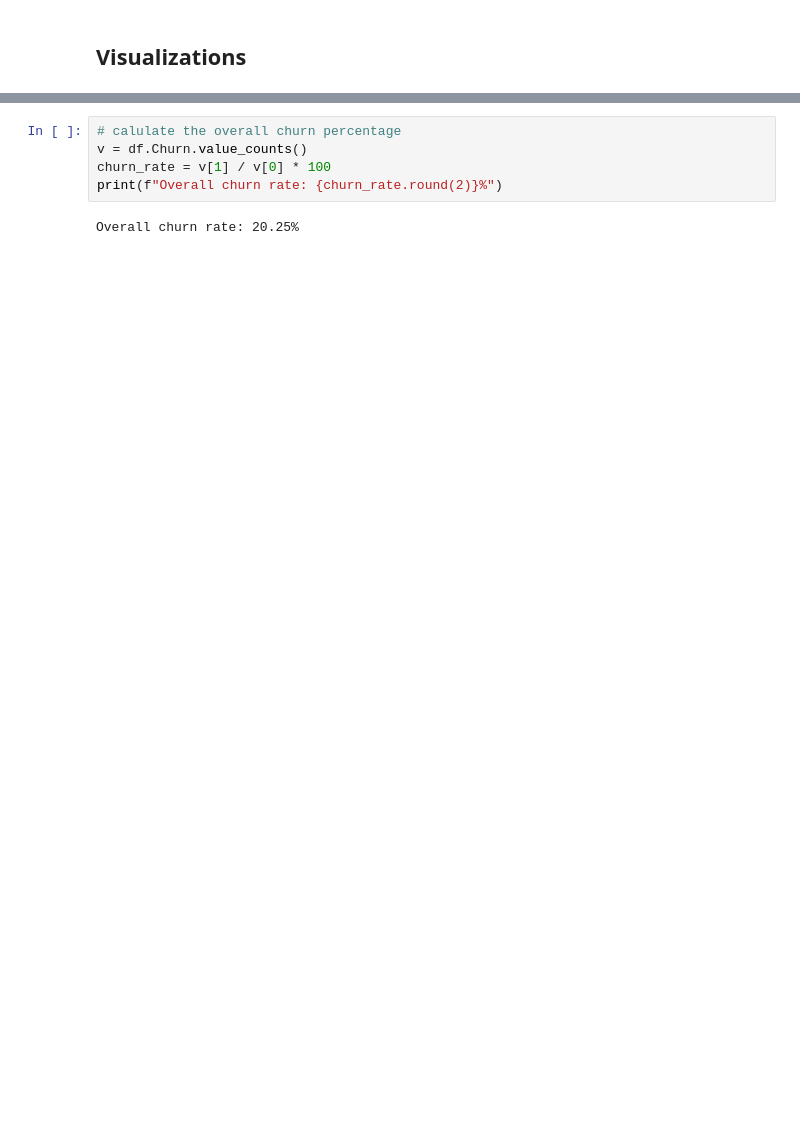
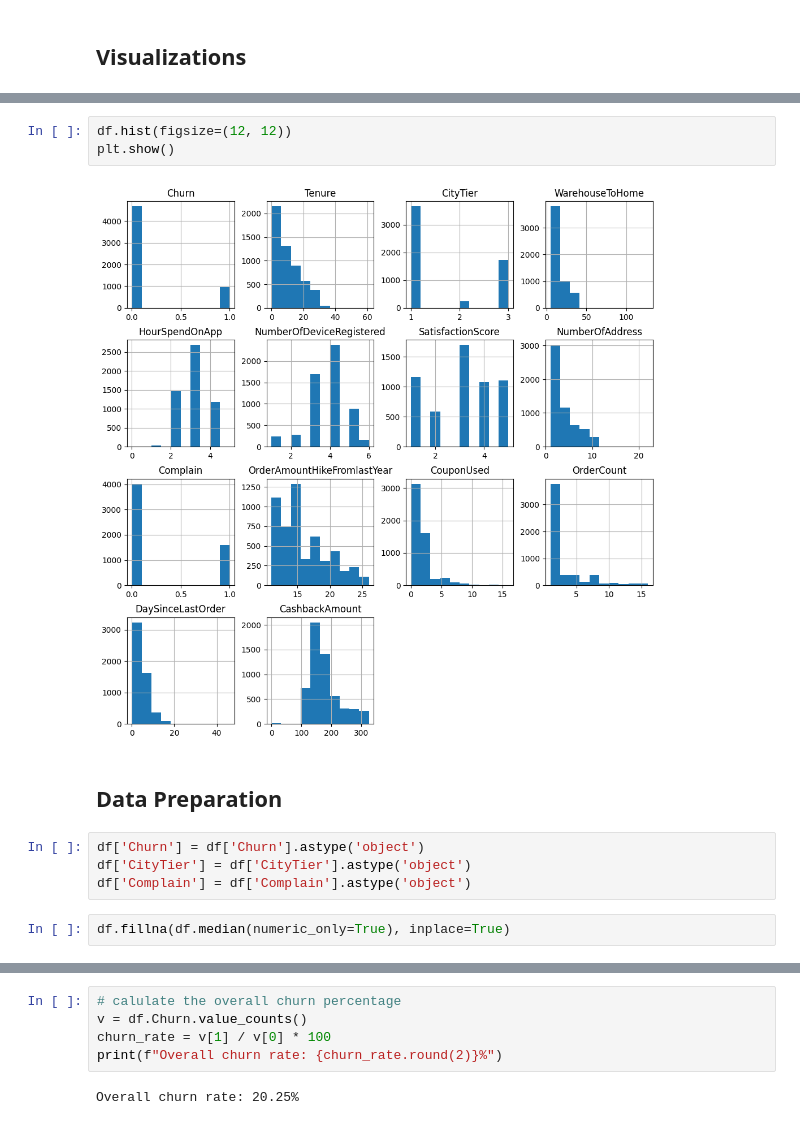
Before and after one commit to straylight77/data-sci-learning, a Jupyter notebook: dat203/final.ipynb, the cells around one changed output, grey strips where cells are left out. Drawn from its saved outputs; the diff is of its cells as text; blank space fills up the shorter version.

```diff
--- a/dat203/final.ipynb
+++ b/dat203/final.ipynb
@@ -182,0 +180,13 @@ plt.show()
+# %%
+df.hist(figsize=(12, 12))
+plt.show()
+# %% [output]
+[figure, added]
+# %% [markdown]
+## Data Preparation
+# %%
+df['Churn'] = df['Churn'].astype('object')
+df['CityTier'] = df['CityTier'].astype('object')
+df['Complain'] = df['Complain'].astype('object')
+# %%
+df.fillna(df.median(numeric_only=True), inplace=True)
```
Also changed, not shown: parts of 14 cells of this notebook.
